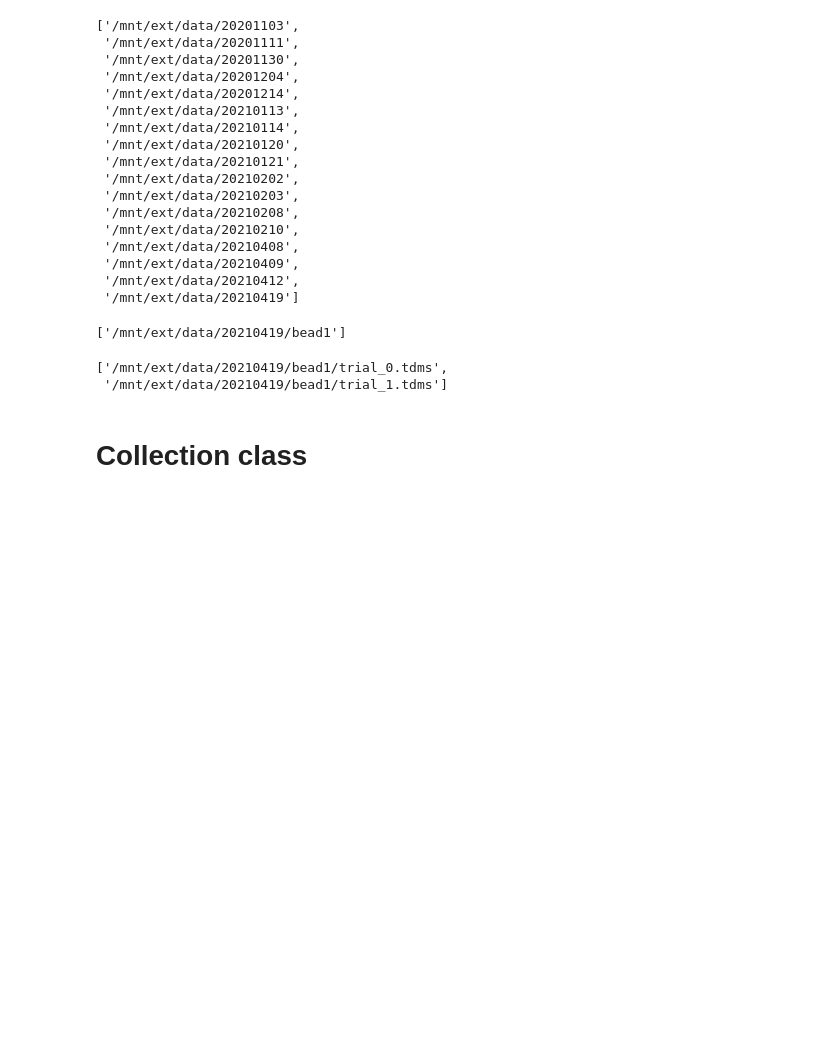
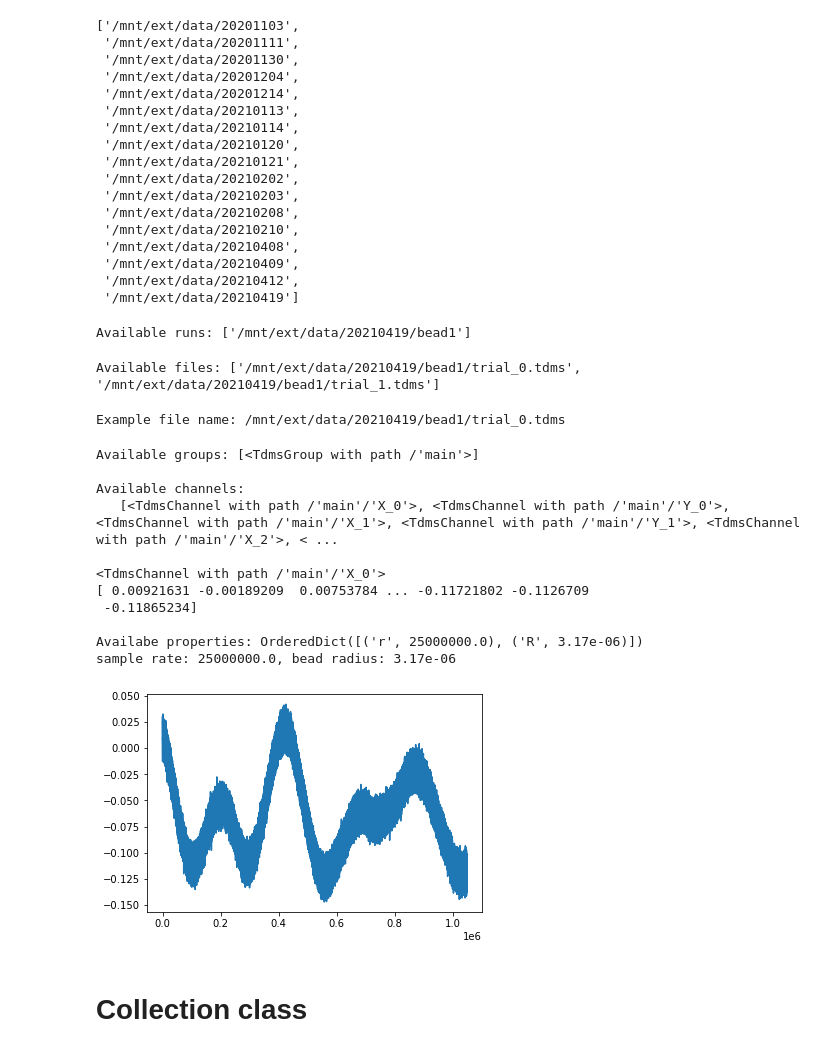
Before and after one commit to lhillber/brownian, a Jupyter notebook: tour.ipynb, the cells around one changed output. Drawn from its saved outputs; the diff is of its cells as text; code cells hidden in the pictures; blank space fills up the shorter version.

```diff
--- a/tour.ipynb
+++ b/tour.ipynb
@@ -183,20 +205,60 @@ date_ders
  '/mnt/ext/data/20210412',
  '/mnt/ext/data/20210419']
 # %%
-date_der = date_ders[-1]
-date = os.path.basename(date_der)
+date_der = date_ders[-1] # Select most recent date
 run_ders = find_ders(date_der) # Further organized by a 'run name'
-run_ders
+print(f"Available runs: {run_ders}")
 # %% [output]
-['/mnt/ext/data/20210419/bead1']
+Available runs: ['/mnt/ext/data/20210419/bead1']
 # %%
-files = find_files(run_ders[0])  # Each run conssts of a set of trials
-files
+files = find_files(run_ders[0])  # Each run consists of a set of trials
+print(f"Available files: {files}")
 # %% [output]
-['/mnt/ext/data/20210419/bead1/trial_0.tdms',
- '/mnt/ext/data/20210419/bead1/trial_1.tdms']
+Available files: ['/mnt/ext/data/20210419/bead1/trial_0.tdms', '/mnt/ext/data/20210419/bead1/trial_1.tdms']
 # %%
 file = files[0] # this is an example file.
+print(f"Example file name: {file}")
+# %% [output]
+Example file name: /mnt/ext/data/20210419/bead1/trial_0.tdms
+# %%
+# Read tdms files
+raw_tdms = TdmsFile(file)
+# %%
+# Tdms files have a hierarchical organization structure:
+# File.tdms --> Groups --> Channels. We use one group (`main`) with several chanels
+# as well as chanel-level "properties"
+
+# Group selection
+print(f"Available groups: {raw_tdms.groups()}")
+main_group = raw_tdms["main"]
+
+# Channel selection
+print(f"\nAvailable channels:\n   {main_group.channels()}")
+channel = main_group["X_0"]
+
+# Slice the channel or call a function on it to actually return the data
+print(f"\n{channel}") # Return channel object
+print(channel[:]) # Return channel data
+plt.plot(channel);
+
+# Tdms files can also store "properties" at the file-, group-, or channel-level.
+# We store the bead size and sample rate as group-level properties
+
+print(f"\nAvailabe properties: {main_group.properties}")
+print(f"sample rate: {main_group.properties['r']}, bead radius: {main_group.properties['R']}")
+# %% [output]
+Available groups: [<TdmsGroup with path /'main'>]
+
+Available channels:
+   [<TdmsChannel with path /'main'/'X_0'>, <TdmsChannel with path /'main'/'Y_0'>, <TdmsChannel with path /'main'/'X_1'>, <TdmsChannel with path /'main'/'Y_1'>, <TdmsChannel with path /'main'/'X_2'>, < ...
+
+<TdmsChannel with path /'main'/'X_0'>
+[ 0.00921631 -0.00189209  0.00753784 ... -0.11721802 -0.1126709
+ -0.11865234]
+
+Availabe properties: OrderedDict([('r', 25000000.0), ('R', 3.17e-06)])
+sample rate: 25000000.0, bead radius: 3.17e-06
+[figure, added]
 # %% [markdown]
 # Collection class
 # %% [markdown]
```
Also changed, not shown: parts of 54 cells of this notebook, 2 other files.
